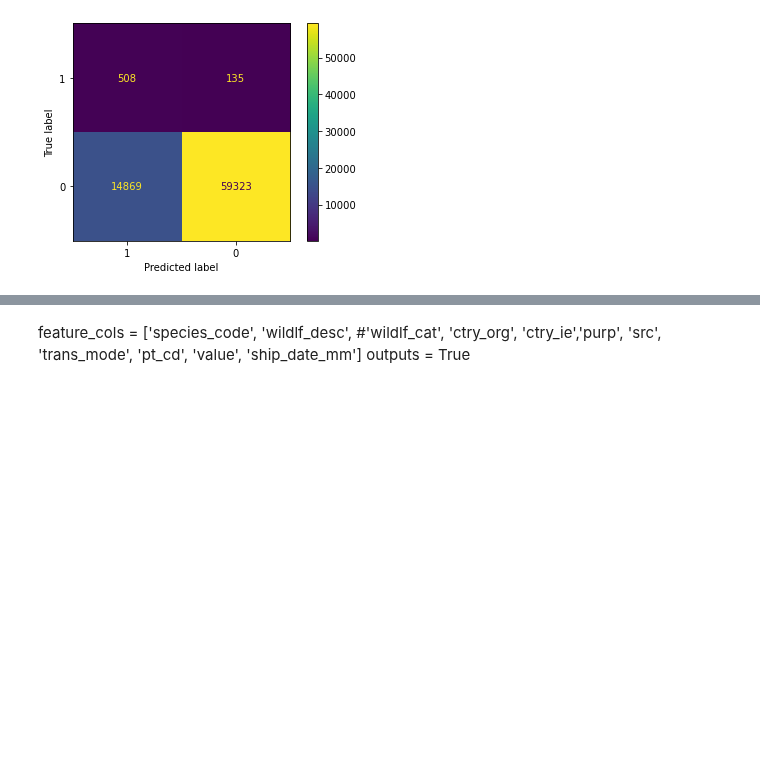
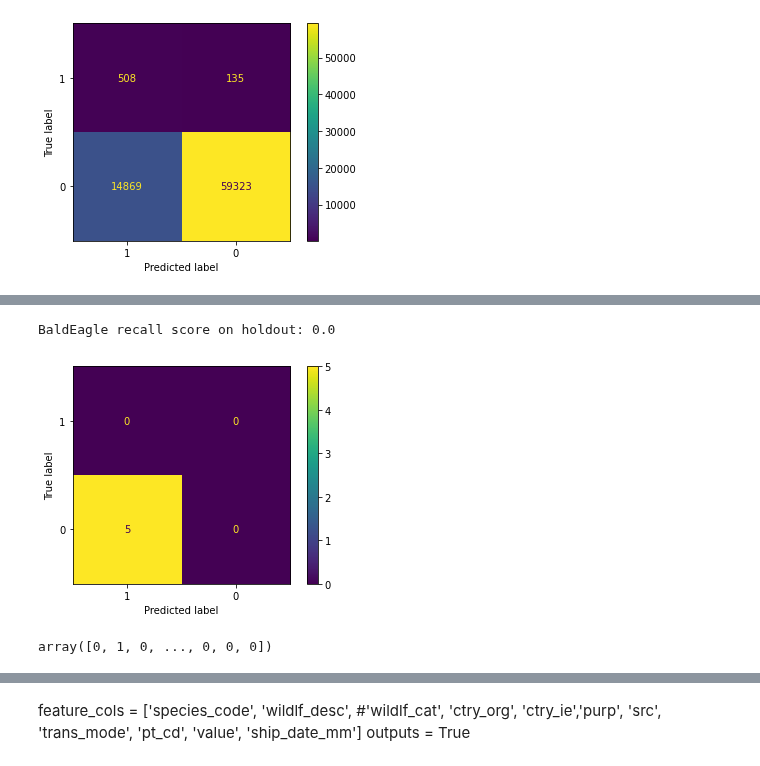
Before and after one commit to YinterestingProjects/milestone_2, a Jupyter notebook: modeling/5_tuning_export_DecisionTree2.ipynb, the cells around one changed output, grey strips where cells are left out. Saved outputs shown, nothing was run; the diff lists cells and outputs as text; code cells hidden in the pictures; blank space fills up the shorter version.

```diff
--- a/modeling/5_tuning_export_DecisionTree2.ipynb
+++ b/modeling/5_tuning_export_DecisionTree2.ipynb
@@ -211,0 +250,11 @@ Random Forest (best model)
+# %%
+subgroup_eval('BaldEagle', baldEagle_index, dt_predicted, y_test)
+# %% [output]
+BaldEagle recall score on holdout: 0.0
+[figure, added]
+# %%
+outputs = True
+rf_predicted = rf_pipe.predict(X_test)
+rf_predicted
+# %% [output]
+array([0, 1, 0, ..., 0, 0, 0])
```
Also changed, not shown: parts of 11 cells of this notebook, 23 other files.
